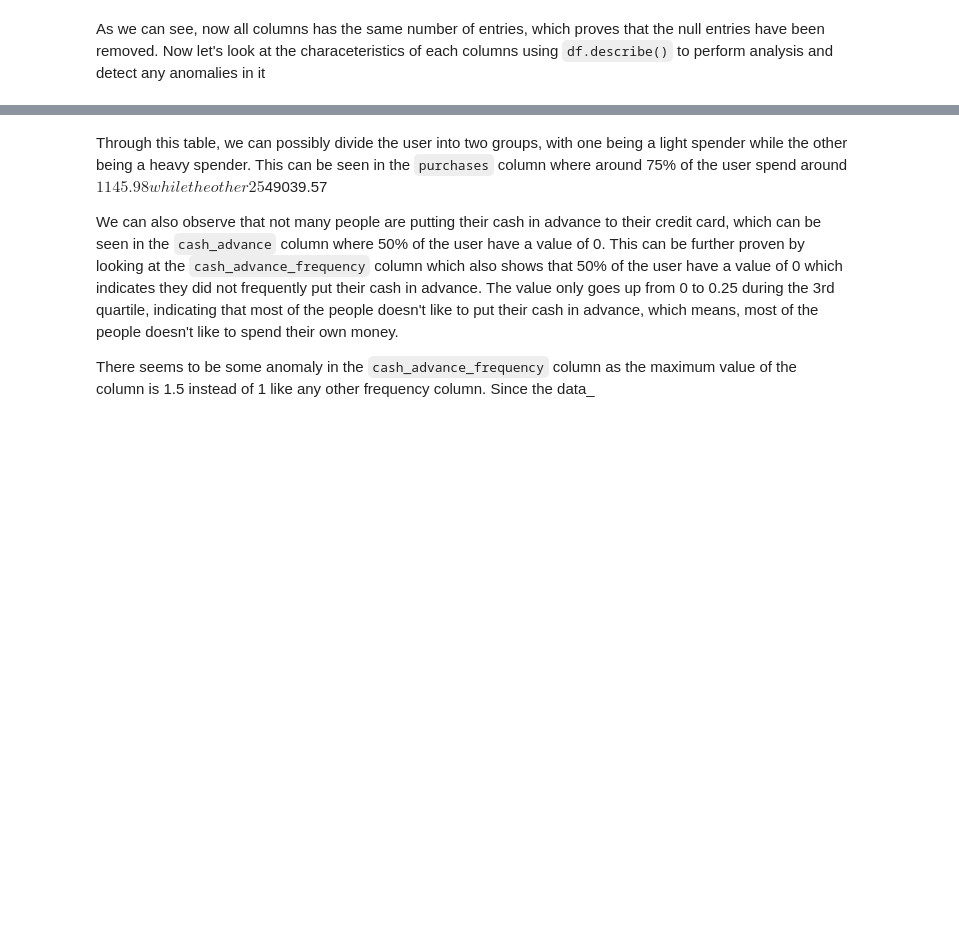
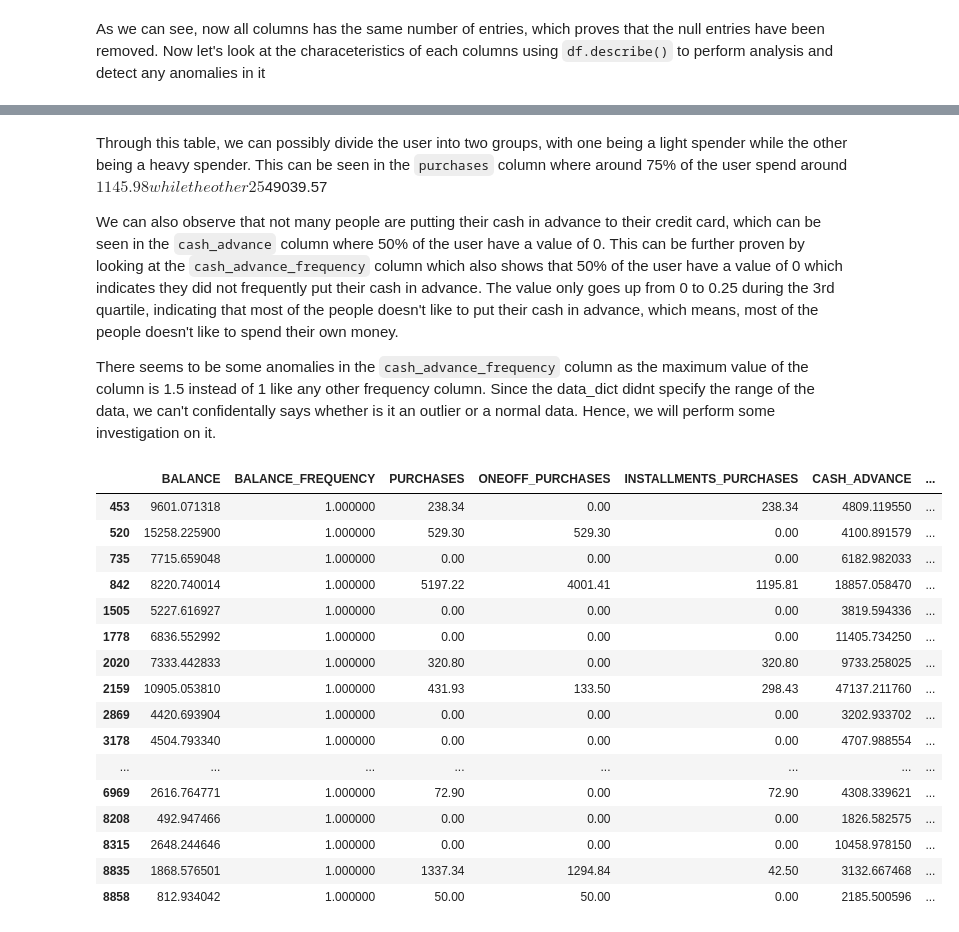
Before and after one commit to boontatt/advanced_data_quiz, a Jupyter notebook: AIT2209943.ipynb, the cells around one changed output, grey strips where cells are left out. Cells and saved outputs as stored; diff of their text form; code cells hidden in the pictures; blank space fills up the shorter version.

```diff
--- a/AIT2209943.ipynb
+++ b/AIT2209943.ipynb
@@ -162,4 +164,24 @@ This can be seen in the `purchases` column where around 75% of the user spend ar
 
 We can also observe that not many people are putting their cash in advance to their credit card, which can be seen in the `cash_advance` column where 50% of the user have a value of 0. This can be further proven by looking at the `cash_advance_frequency` column which also shows that 50% of the user have a value of 0 which indicates they did not frequently put their cash in advance. The value only goes up from 0 to 0.25 during the 3rd quartile, indicating that most of the people doesn't like to put their cash in advance, which means, most of the people doesn't like to spend their own money.
 
-There seems to be some anomaly in the `cash_advance_frequency` column as the maximum value of the column is 1.5 instead of 1 like any other frequency column. Since the data_
+There seems to be some anomalies in the `cash_advance_frequency` column as the maximum value of the column is 1.5 instead of 1 like any other frequency column. Since the data_dict didnt specify the range of the data, we can't confidentally says whether is it an outlier or a normal data. Hence, we will perform some investigation on it.
+# %%
+df[df['CASH_ADVANCE_FREQUENCY'] == 1]
+# %% [output]
+|  | BALANCE | BALANCE_FREQUENCY | PURCHASES | ONEOFF_PURCHASES | INSTALLMENTS_PURCHASES | CASH_ADVANCE | ... |
+| 453 | 9601.071318 | 1.000000 | 238.34 | 0.00 | 238.34 | 4809.119550 | ... |
+| 520 | 15258.225900 | 1.000000 | 529.30 | 529.30 | 0.00 | 4100.891579 | ... |
+| 735 | 7715.659048 | 1.000000 | 0.00 | 0.00 | 0.00 | 6182.982033 | ... |
+| 842 | 8220.740014 | 1.000000 | 5197.22 | 4001.41 | 1195.81 | 18857.058470 | ... |
+| 1505 | 5227.616927 | 1.000000 | 0.00 | 0.00 | 0.00 | 3819.594336 | ... |
+| 1778 | 6836.552992 | 1.000000 | 0.00 | 0.00 | 0.00 | 11405.734250 | ... |
+| 2020 | 7333.442833 | 1.000000 | 320.80 | 0.00 | 320.80 | 9733.258025 | ... |
+| 2159 | 10905.053810 | 1.000000 | 431.93 | 133.50 | 298.43 | 47137.211760 | ... |
+| 2869 | 4420.693904 | 1.000000 | 0.00 | 0.00 | 0.00 | 3202.933702 | ... |
+| 3178 | 4504.793340 | 1.000000 | 0.00 | 0.00 | 0.00 | 4707.988554 | ... |
+| ... | ... | ... | ... | ... | ... | ... | ... |
+| 6969 | 2616.764771 | 1.000000 | 72.90 | 0.00 | 72.90 | 4308.339621 | ... |
+| 8208 | 492.947466 | 1.000000 | 0.00 | 0.00 | 0.00 | 1826.582575 | ... |
+| 8315 | 2648.244646 | 1.000000 | 0.00 | 0.00 | 0.00 | 10458.978150 | ... |
+| 8835 | 1868.576501 | 1.000000 | 1337.34 | 1294.84 | 42.50 | 3132.667468 | ... |
+| 8858 | 812.934042 | 1.000000 | 50.00 | 50.00 | 0.00 | 2185.500596 | ... |
```
Also changed, not shown: parts of 8 cells of this notebook.
